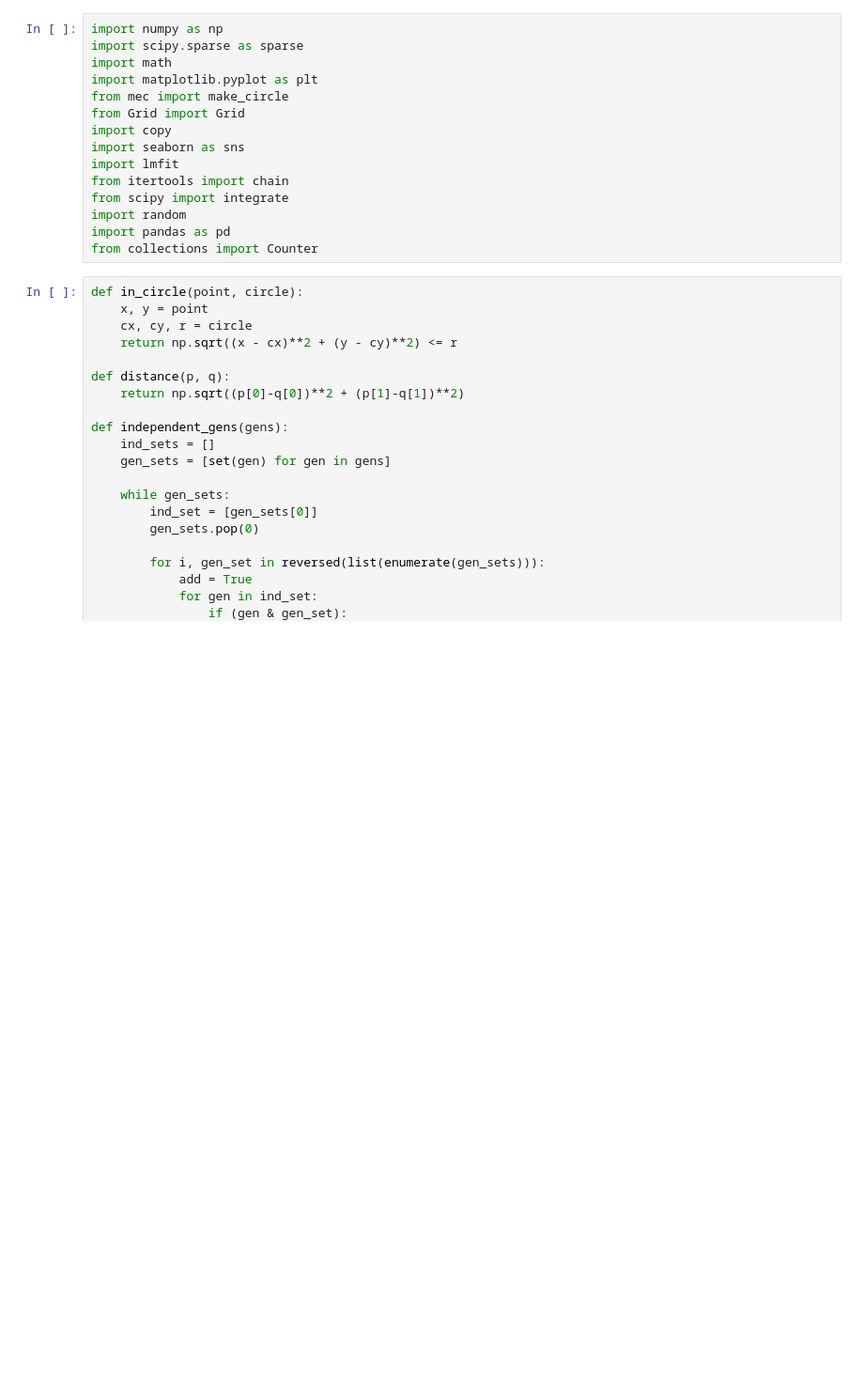
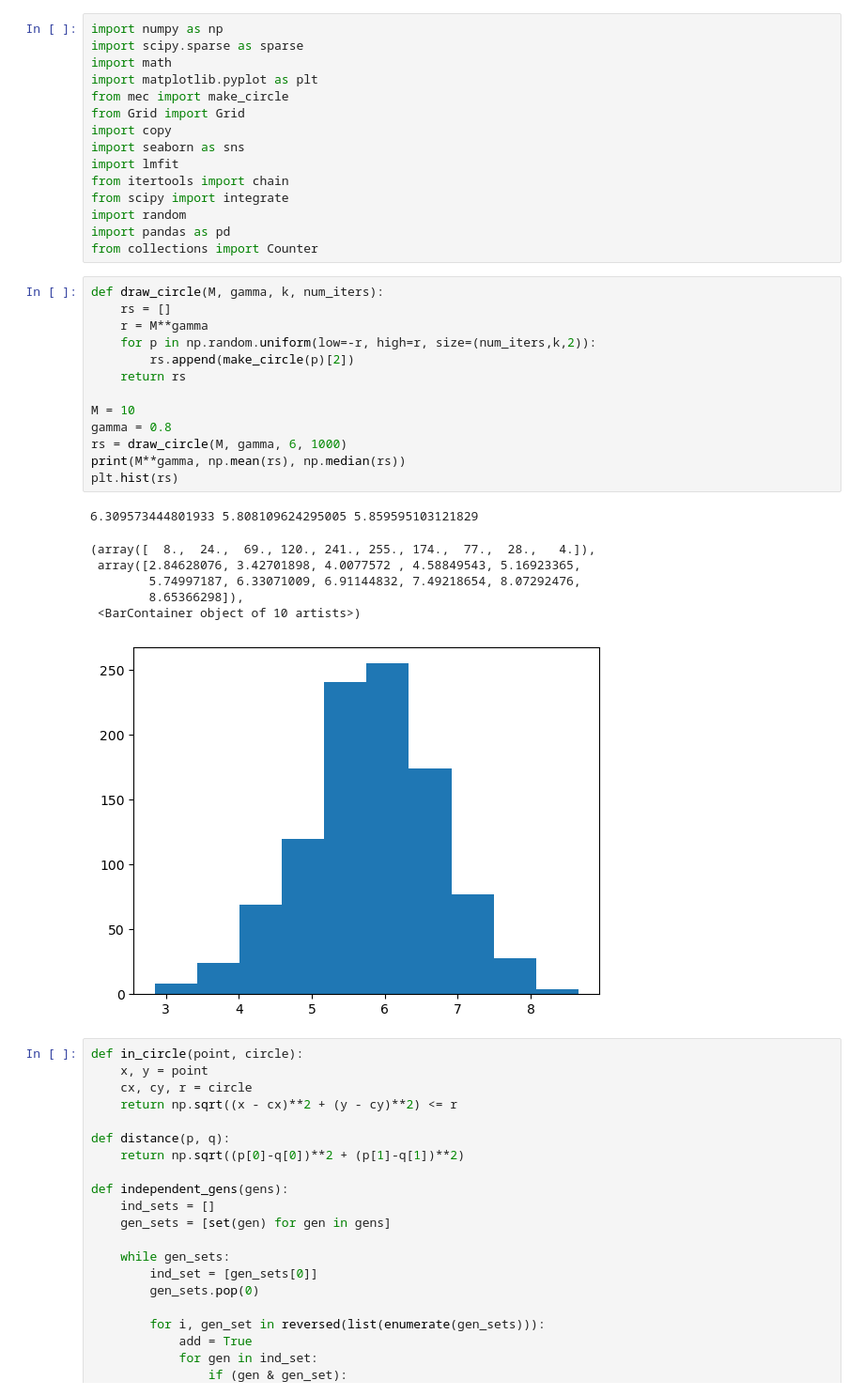
Before and after one commit to noahberthusen/qecc_routing, a Jupyter notebook: src_py/configuration_model.ipynb, the cells around one changed output. Shown: that part at 94% size. Saved outputs shown, nothing was run; the diff lists cells and outputs as text; blank space fills up the shorter version.

```diff
--- a/src_py/configuration_model.ipynb
+++ b/src_py/configuration_model.ipynb
@@ -13,6 +13,27 @@ from scipy import integrate
 import random
 import pandas as pd
 from collections import Counter
+# %%
+def draw_circle(M, gamma, k, num_iters):
+    rs = []
+    r = M**gamma
+    for p in np.random.uniform(low=-r, high=r, size=(num_iters,k,2)):
+        rs.append(make_circle(p)[2])
+    return rs
+
+M = 10
+gamma = 0.8
+rs = draw_circle(M, gamma, 6, 1000)
+print(M**gamma, np.mean(rs), np.median(rs))
+plt.hist(rs)
+# %% [output]
+6.309573444801933 5.808109624295005 5.859595103121829
+(array([  8.,  24.,  69., 120., 241., 255., 174.,  77.,  28.,   4.]),
+ array([2.84628076, 3.42701898, 4.0077572 , 4.58849543, 5.16923365,
+        5.74997187, 6.33071009, 6.91144832, 7.49218654, 8.07292476,
+        8.65366298]),
+ <BarContainer object of 10 artists>)
+[figure, added]
 # %%
 def in_circle(point, circle):
     x, y = point
```
Also changed, not shown: parts of 3 cells of this notebook, 32 other files.
